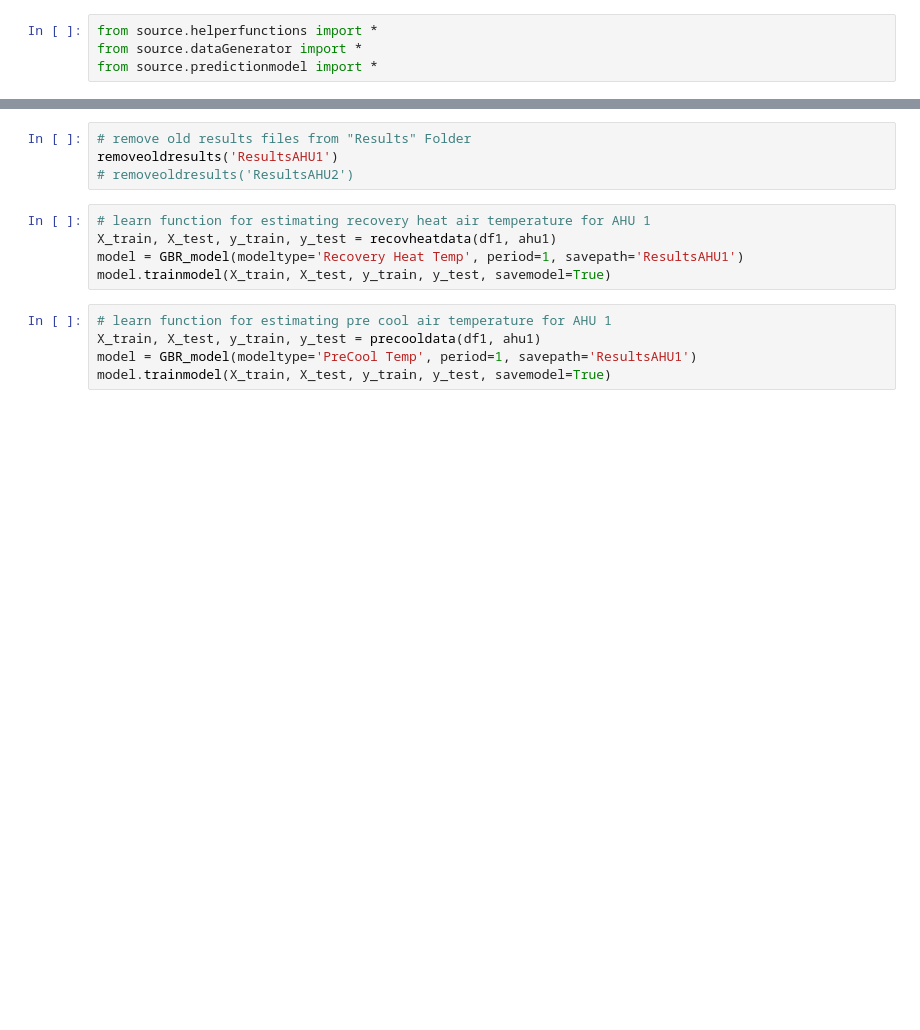
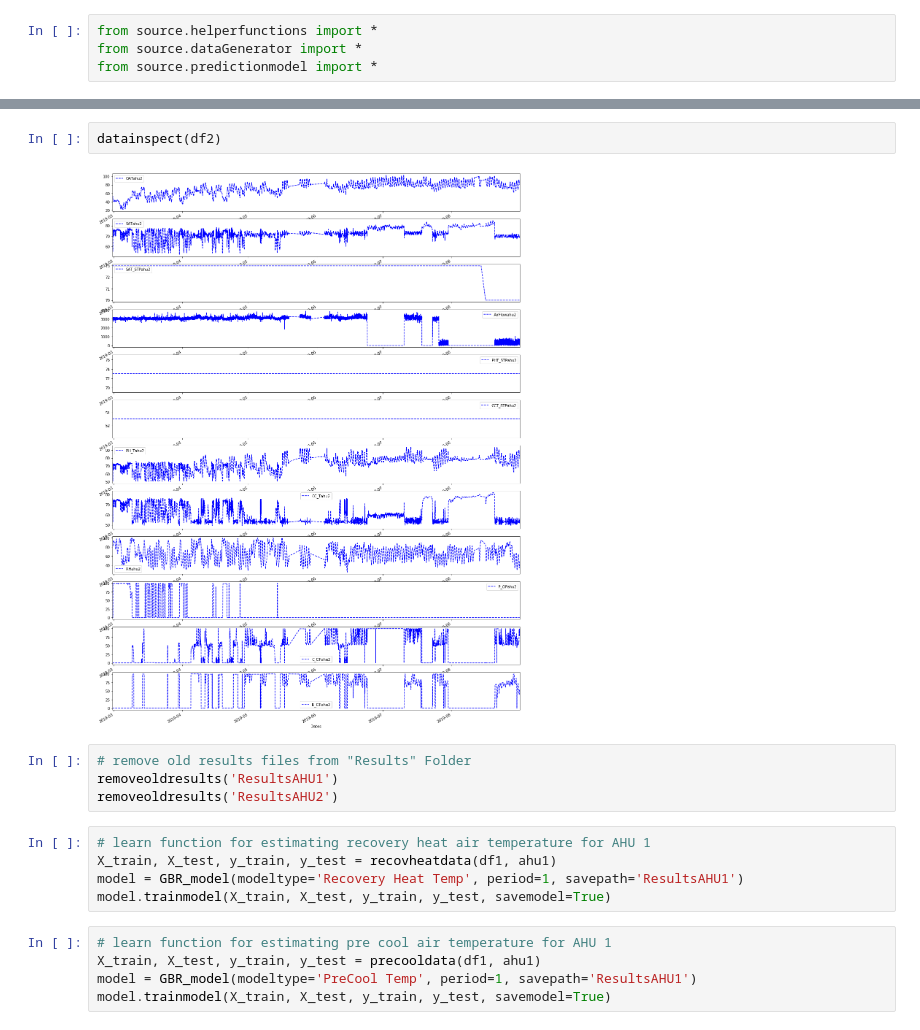
Before and after one commit to AvisekNaug/ahu_hybrid_control, a Jupyter notebook: Testing Code Snippets.ipynb, the cells around one changed output, grey strips where cells are left out. Cells and saved outputs as stored; diff of their text form; blank space fills up the shorter version.

```diff
--- a/Testing Code Snippets.ipynb
+++ b/Testing Code Snippets.ipynb
@@ -39,7 +61,11 @@ df1 = read_pickle('hybrid_data_ahu1.pkl')
+# %%
+datainspect(df2)
+# %% [output]
+[figure, added]
 # %%
 # remove old results files from "Results" Folder
 removeoldresults('ResultsAHU1')
-# removeoldresults('ResultsAHU2')
+removeoldresults('ResultsAHU2')
 # %%
 # learn function for estimating recovery heat air temperature for AHU 1
 X_train, X_test, y_train, y_test = recovheatdata(df1, ahu1)
```
Also changed, not shown: parts of 9 cells of this notebook, 1 other file.
